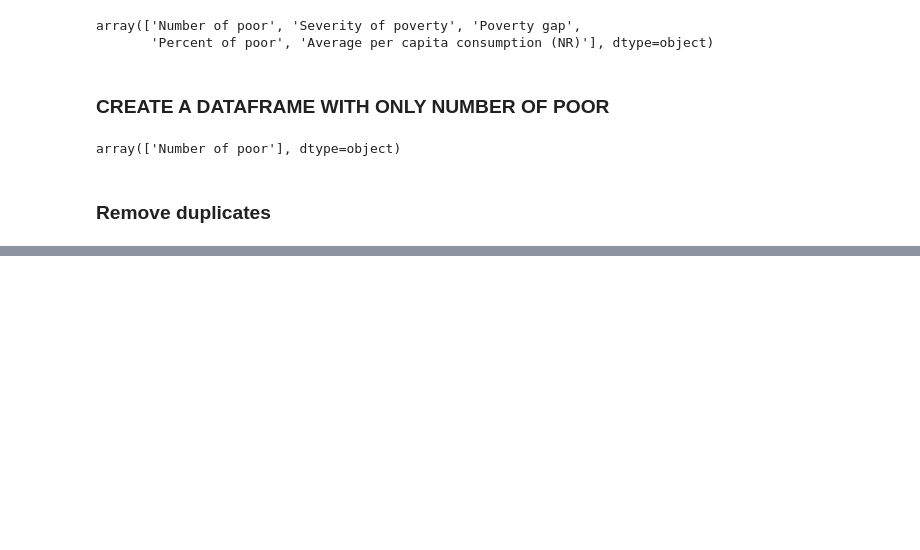
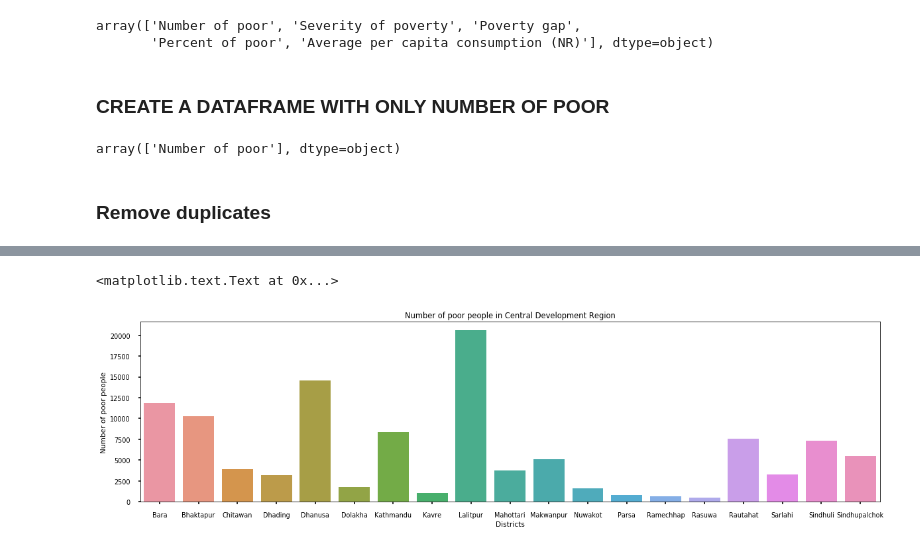
Before and after one commit to PragyanSubedi/Nepalese-dataset-visualization, a Jupyter notebook: Poverty visualization/District wise poverty.ipynb, the cells around one changed output, grey strips where cells are left out. Saved outputs shown, nothing was run; the diff lists cells and outputs as text; code cells hidden in the pictures; blank space fills up the shorter version.

```diff
--- a/Poverty visualization/District wise poverty.ipynb
+++ b/Poverty visualization/District wise poverty.ipynb
@@ -32,4 +41,4 @@ array(['Number of poor'], dtype=object)
 # %% [markdown]
 ### Remove duplicates
 # %%
-poor_df.drop_duplicates('District Name')
+poor_df = poor_df.drop_duplicates('District Name')
@@ -54,0 +45,6 @@ poor_df.drop_duplicates('District Name')
+# %%
+central_df = poor_df[poor_df['Development Region'] == 'Central']
+far_western_df = poor_df[poor_df['Development Region'] == 'Far-Western']
+western_df = poor_df[poor_df['Development Region'] == 'Western']
+mid_western_df = poor_df[poor_df['Development Region'] == 'Mid-Western']
+eastern_df = poor_df[poor_df['Development Region'] == 'Eastern']
@@ -54,0 +71,10 @@ poor_df.drop_duplicates('District Name')
+# %%
+plt.figure(figsize = (20,5))
+sns.set_context('poster',font_scale=0.6)
+sns_plot = sns.barplot(x='District Name',y='Measure Values',data=central_df)
+plt.title('Number of poor people in Central Development Region')
+plt.xlabel('Districts')
+plt.ylabel('Number of poor people')
+# %% [output]
+<matplotlib.text.Text at 0x...>
+[figure, added]
```
Also changed, not shown: parts of 5 cells of this notebook, 1 other file.
